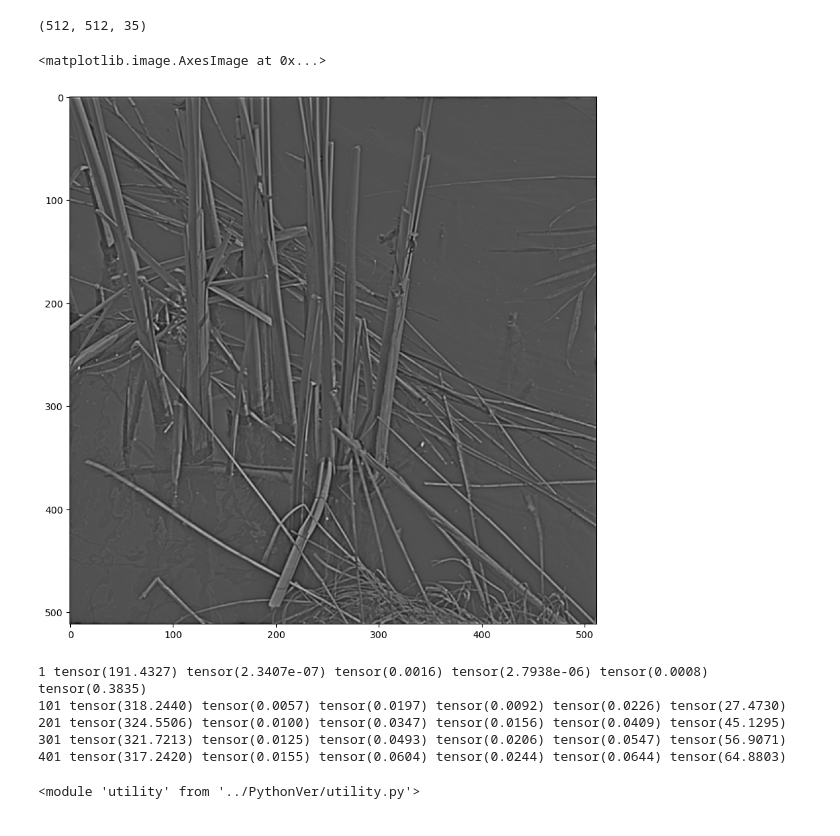
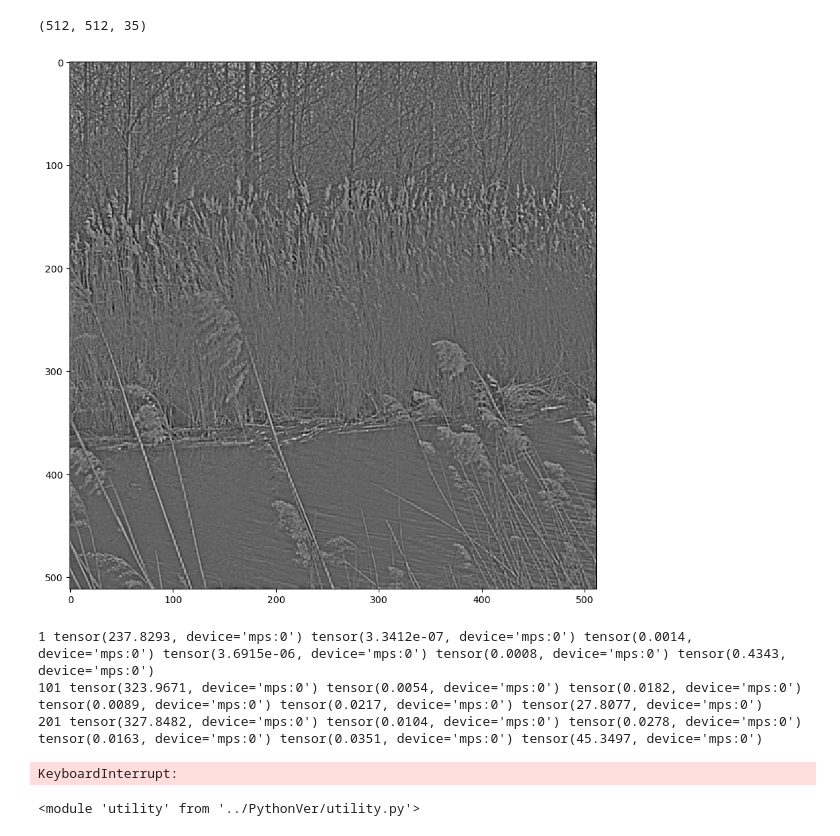
Before and after one commit to derek1909/Sparse-Coding, a Jupyter notebook: sparse_coding_torch_Demo.ipynb, the cells around one changed output. Saved outputs shown, nothing was run; the diff lists cells and outputs as text; code cells hidden in the pictures.

Commit message:
try move to gpu, 100 tensors - 1min20s

```diff
--- a/sparse_coding_torch_Demo.ipynb
+++ b/sparse_coding_torch_Demo.ipynb
@@ -27,8 +30,7 @@ np.shape(vm)
 # %%
 fig = plt.figure(figsize=(10,10))
 ax = fig.gca()
-plt.imshow(vm[:,:,3],cmap="gray")
+utility.imshow(vm[:,:,4],ax=ax)
 # %% [output]
-<matplotlib.image.AxesImage at 0x...>
-[figure, old version]
+[figure, new version]
 # %%
@@ -68,19 +70,19 @@ for i in range(totalSteps1,STEPS):
         yIdx = np.floor(np.random.rand()*spRange_y + edgeBuff).astype(int)
         sIdx = np.floor(np.random.rand()*spRange_t).astype(int)
         I[:,j] = vm[xIdx:xIdx+xdim,yIdx:yIdx+ydim,sIdx].reshape([xdim*ydim])
-    I_cuda = torch.from_numpy(I)
+    I_tensor = torch.from_numpy(I).to(device)
 
     #Sparse Coefficients Inference by ISTA
     #For positive-only codes, use ISTA
     #For positive-negative codes, use ISTA_PN
-    ahat, Res = sparsify_PyTorch.ISTA(I_cuda, basis1, 0.08, 1000)
-    #ahat, Res = sparsify_PyTorch.ISTA(I_cuda, basis1, 0.03, 1000)
+    ahat, Res = sparsify_PyTorch.ISTA(I_tensor, basis1, 0.08, 1000)
+    #ahat, Res = sparsify_PyTorch.ISTA(I_tensor, basis1, 0.03, 1000)
 
     #Statistics Collection
     ActL1 = ActL1.mul((ACT_HISTORY_LEN-1.0)/ACT_HISTORY_LEN) + ahat.abs().mean(1)/ACT_HISTORY_LEN
     HessianDiag = HessianDiag.mul((ACT_HISTORY_LEN-1.0)/ACT_HISTORY_LEN) + torch.pow(ahat,2).mean(1)/ACT_HISTORY_LEN
 
-    signalEnergy = signalEnergy*((ACT_HISTORY_LEN-1.0)/ACT_HISTORY_LEN) + torch.pow(I_cuda,2).sum()/ACT_HISTORY_LEN
+    signalEnergy = signalEnergy*((ACT_HISTORY_LEN-1.0)/ACT_HISTORY_LEN) + torch.pow(I_tensor,2).sum()/ACT_HISTORY_LEN
     noiseEnergy = noiseEnergy*((ACT_HISTORY_LEN-1.0)/ACT_HISTORY_LEN) + torch.pow(Res,2).sum()/ACT_HISTORY_LEN
     snr = signalEnergy/noiseEnergy
 
@@ -92,11 +94,10 @@ for i in range(totalSteps1,STEPS):
     if i % 100 == 0:
         print(totalSteps1, snr, HessianDiag.min(), HessianDiag.max(), ActL1.min(), ActL1.max(), ActL1.sum())
 # %% [output]
-1 tensor(191.4327) tensor(2.3407e-07) tensor(0.0016) tensor(2.7938e-06) tensor(0.0008) tensor(0.3835)
-101 tensor(318.2440) tensor(0.0057) tensor(0.0197) tensor(0.0092) tensor(0.0226) tensor(27.4730)
-201 tensor(324.5506) tensor(0.0100) tensor(0.0347) tensor(0.0156) tensor(0.0409) tensor(45.1295)
-301 tensor(321.7213) tensor(0.0125) tensor(0.0493) tensor(0.0206) tensor(0.0547) tensor(56.9071)
-401 tensor(317.2420) tensor(0.0155) tensor(0.0604) tensor(0.0244) tensor(0.0644) tensor(64.8803)
+1 tensor(237.8293, device='mps:0') tensor(3.3412e-07, device='mps:0') tensor(0.0014, device='mps:0') tensor(3.6915e-06, device='mps:0') tensor(0.0008, device='mps:0') tensor(0.4343, device='mps:0')
+101 tensor(323.9671, device='mps:0') tensor(0.0054, device='mps:0') tensor(0.0182, device='mps:0') tensor(0.0089, device='mps:0') tensor(0.0217, device='mps:0') tensor(27.8077, device='mps:0')
+201 tensor(327.8482, device='mps:0') tensor(0.0104, device='mps:0') tensor(0.0278, device='mps:0') tensor(0.0163, device='mps:0') tensor(0.0351, device='mps:0') tensor(45.3497, device='mps:0')
+KeyboardInterrupt:
 # %%
 reload(utility)
 # %% [output]
```
Also changed, not shown: parts of 2 cells of this notebook, 1 other file.
